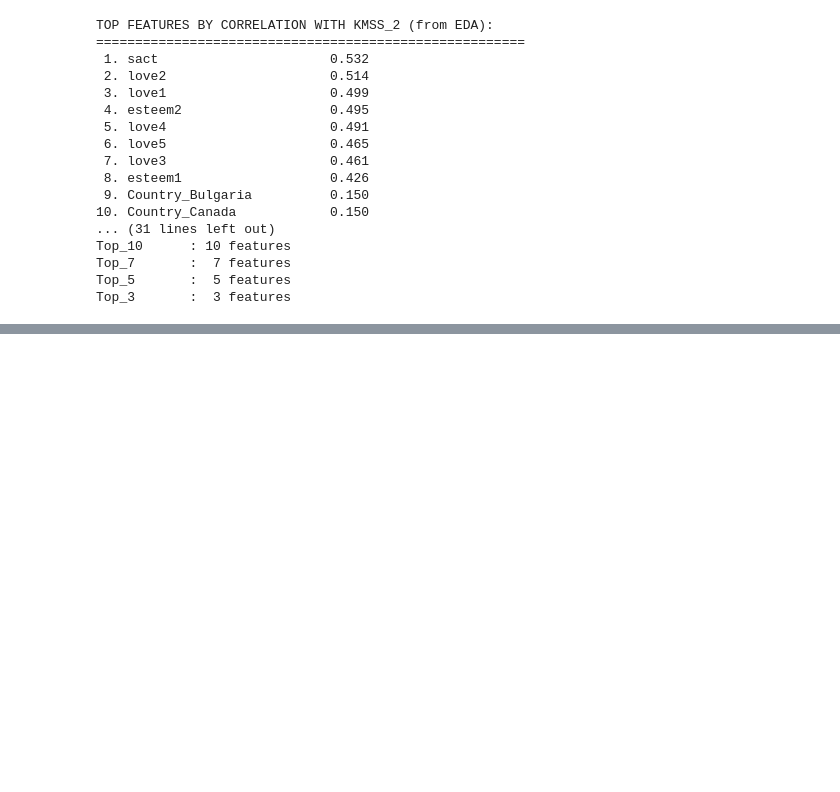
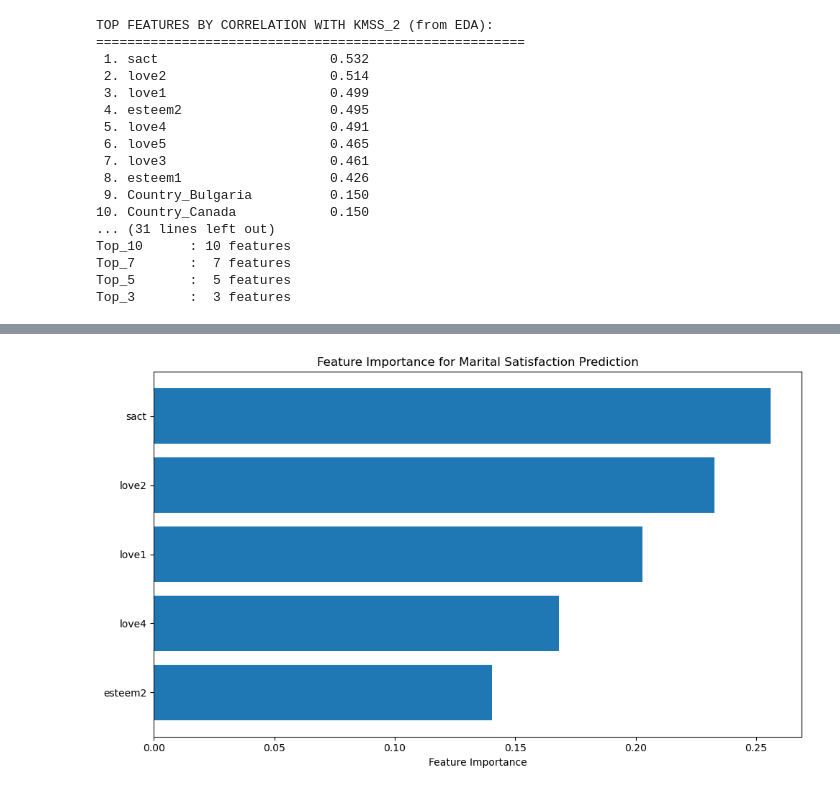
Before and after one commit to kz0814/CDS6314-Marital-Satisfaction-Mining, a Jupyter notebook: project.ipynb, the cells around one changed output, grey strips where cells are left out. Saved outputs shown, nothing was run; the diff lists cells and outputs as text; code cells hidden in the pictures; blank space fills up the shorter version.

```diff
--- a/project.ipynb
+++ b/project.ipynb
@@ -1112,0 +1636,31 @@ CV_FOLDS: 5
+# %%
+# Feature Importance Analysis using RandomForest
+from sklearn.ensemble import RandomForestClassifier
+
+# Use Top_5 features with target_2class for interpretability
+X_features = df_engineered[feature_sets['Top_5']]
+y_target = df_engineered['target_2class']
+
+X_train, X_test, y_train, y_test = train_test_split(
+    X_features, y_target, test_size=TEST_SIZE, random_state=RANDOM_STATE, stratify=y_target
+)
+
+# Train RandomForest for feature importance
+rf_model = RandomForestClassifier(n_estimators=100, random_state=RANDOM_STATE)
+rf_model.fit(X_train, y_train)
+
+# Extract feature importances
+importance_data = []
+for feature, importance in zip(X_features.columns, rf_model.feature_importances_):
+    importance_data.append({
+        'Feature': feature,
+        'Importance': importance,
+        'Importance_Percentage': importance * 100
+    })
+
+# Create and display importance table
+importance_df = pd.DataFrame(importance_data).sort_values('Importance', ascending=False)
+importance_df['Rank'] = range(1, len(importance_df) + 1)
+importance_df = importance_df[['Rank', 'Feature', 'Importance', 'Importance_Percentage']]
+
+display(importance_df.round(6))
@@ -1112,0 +1674,12 @@ CV_FOLDS: 5
+# %%
+# Feature Importance Visualization
+plt.figure(figsize=(10, 6))
+plt.barh(range(len(importance_df)), importance_df['Importance'])
+plt.yticks(range(len(importance_df)), importance_df['Feature'])
+plt.xlabel('Feature Importance')
+plt.title('Feature Importance for Marital Satisfaction Prediction')
+plt.gca().invert_yaxis()
+plt.tight_layout()
+plt.show()
+# %% [output]
+[figure, added]
```
Also changed, not shown: parts of 21 cells of this notebook.
